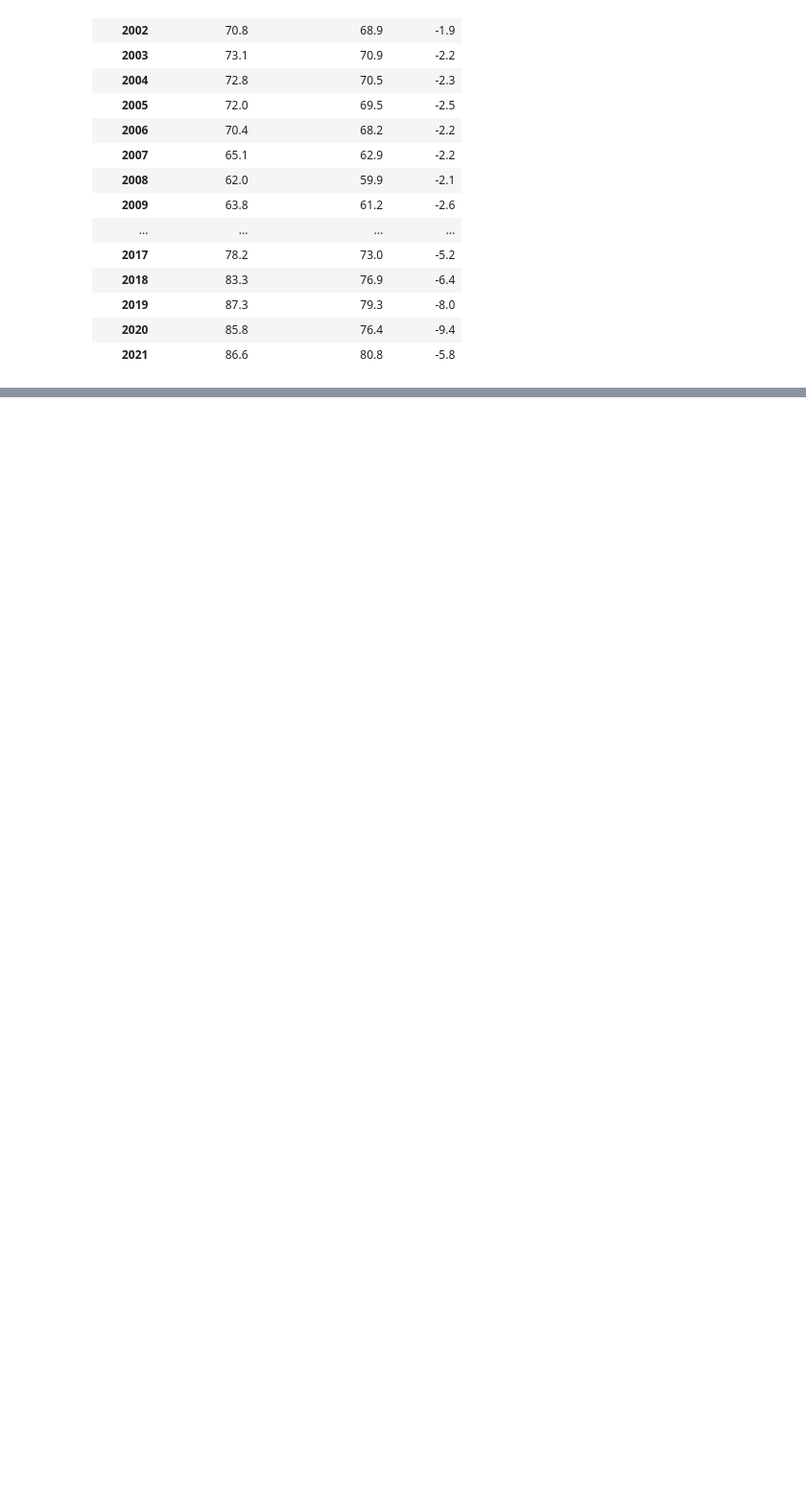
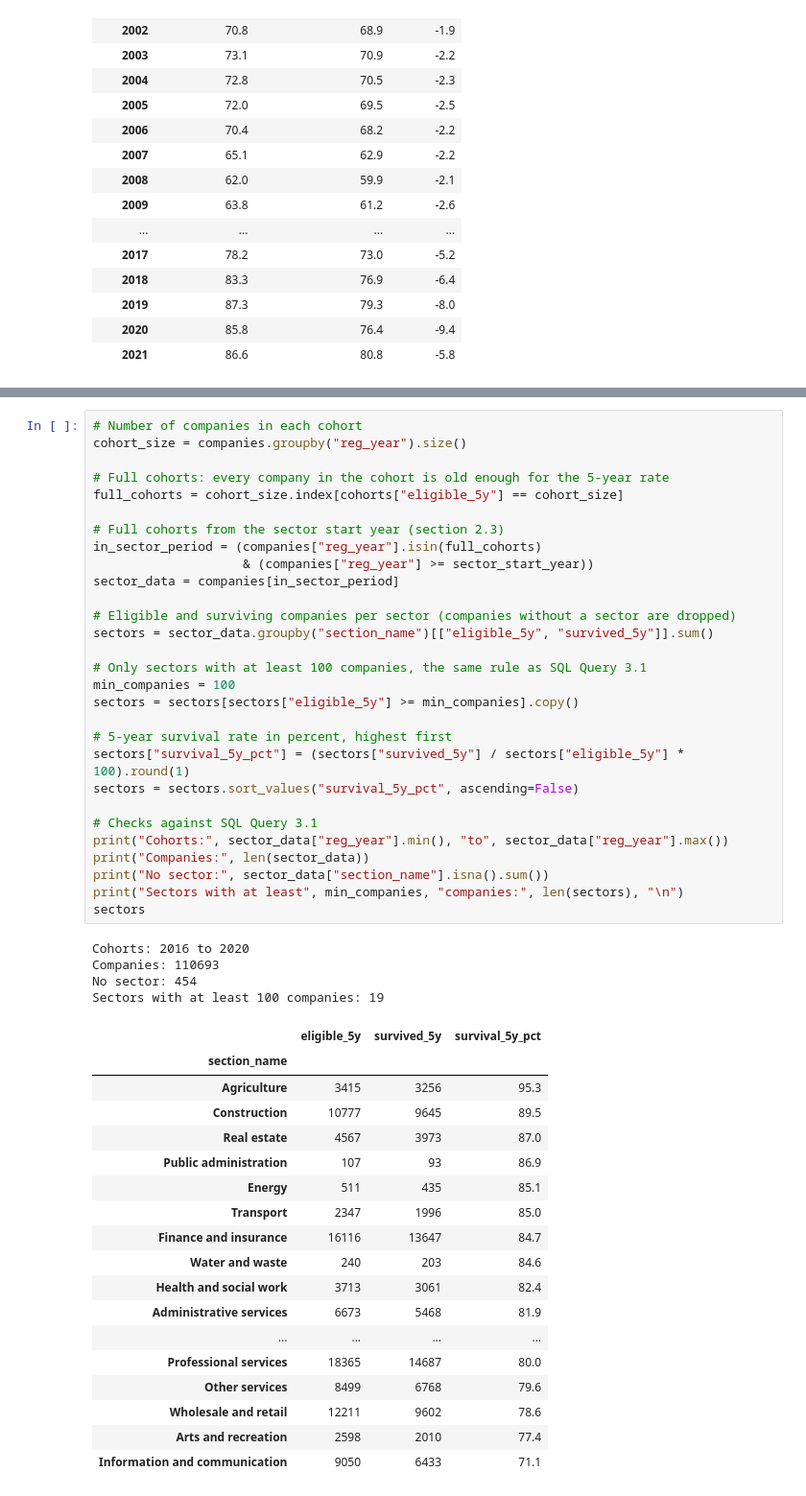
Before and after one commit to temulenbd/irish-company-survival-analysis, a Jupyter notebook: notebooks/3_statistical_analysis.ipynb, the cells around one changed output, grey strips where cells are left out. Shown at 96% size. Saved outputs shown, nothing was run; the diff lists cells and outputs as text; blank space fills up the shorter version.

```diff
--- a/notebooks/3_statistical_analysis.ipynb
+++ b/notebooks/3_statistical_analysis.ipynb
@@ -554,0 +570,52 @@ Largest drop: -9.4 points, cohort 2020
+# %%
+# Number of companies in each cohort
+cohort_size = companies.groupby("reg_year").size()
+
+# Full cohorts: every company in the cohort is old enough for the 5-year rate
+full_cohorts = cohort_size.index[cohorts["eligible_5y"] == cohort_size]
+
+# Full cohorts from the sector start year (section 2.3)
+in_sector_period = (companies["reg_year"].isin(full_cohorts)
+                    & (companies["reg_year"] >= sector_start_year))
+sector_data = companies[in_sector_period]
+
+# Eligible and surviving companies per sector (companies without a sector are dropped)
+sectors = sector_data.groupby("section_name")[["eligible_5y", "survived_5y"]].sum()
+
+# Only sectors with at least 100 companies, the same rule as SQL Query 3.1
+min_companies = 100
+sectors = sectors[sectors["eligible_5y"] >= min_companies].copy()
+
+# 5-year survival rate in percent, highest first
+sectors["survival_5y_pct"] = (sectors["survived_5y"] / sectors["eligible_5y"] * 100).round(1)
+sectors = sectors.sort_values("survival_5y_pct", ascending=False)
+
+# Checks against SQL Query 3.1
+print("Cohorts:", sector_data["reg_year"].min(), "to", sector_data["reg_year"].max())
+print("Companies:", len(sector_data))
+print("No sector:", sector_data["section_name"].isna().sum())
+print("Sectors with at least", min_companies, "companies:", len(sectors), "\n")
+sectors
+# %% [output]
+Cohorts: 2016 to 2020
+Companies: 110693
+No sector: 454
+Sectors with at least 100 companies: 19
+|  | eligible_5y | survived_5y | survival_5y_pct |
+| section_name |  |  |  |
+| Agriculture | 3415 | 3256 | 95.3 |
+| Construction | 10777 | 9645 | 89.5 |
+| Real estate | 4567 | 3973 | 87.0 |
+| Public administration | 107 | 93 | 86.9 |
+| Energy | 511 | 435 | 85.1 |
+| Transport | 2347 | 1996 | 85.0 |
+| Finance and insurance | 16116 | 13647 | 84.7 |
+| Water and waste | 240 | 203 | 84.6 |
+| Health and social work | 3713 | 3061 | 82.4 |
+| Administrative services | 6673 | 5468 | 81.9 |
+| ... | ... | ... | ... |
+| Professional services | 18365 | 14687 | 80.0 |
+| Other services | 8499 | 6768 | 79.6 |
+| Wholesale and retail | 12211 | 9602 | 78.6 |
+| Arts and recreation | 2598 | 2010 | 77.4 |
+| Information and communication | 9050 | 6433 | 71.1 |
```
Also changed, not shown: parts of 11 cells of this notebook, 1 other file.
